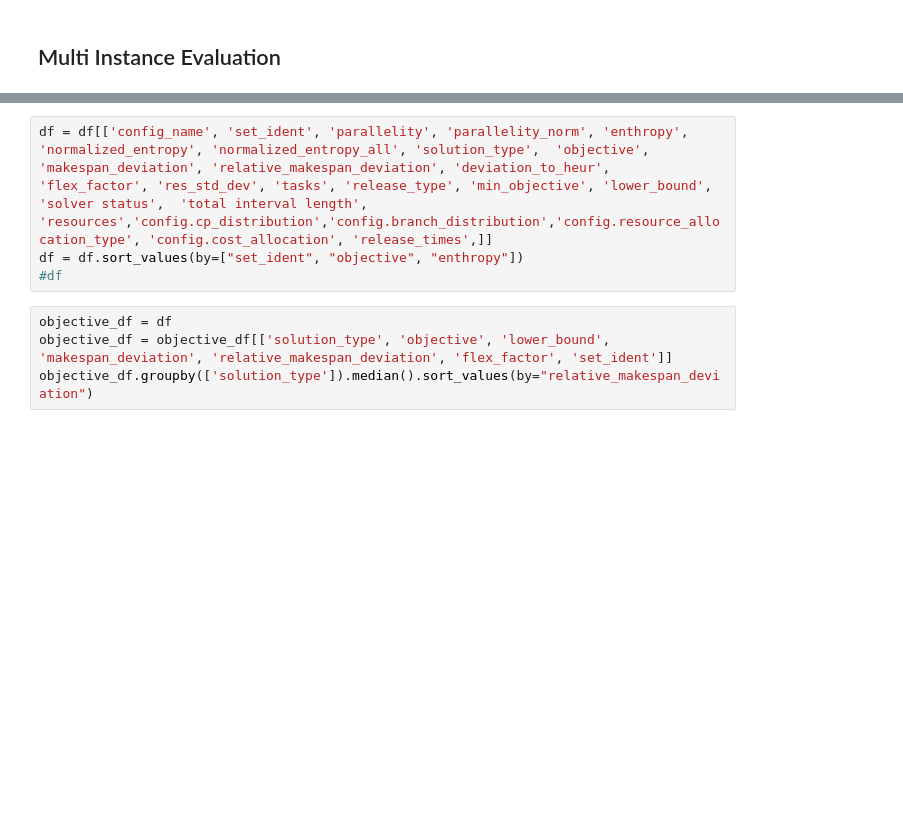
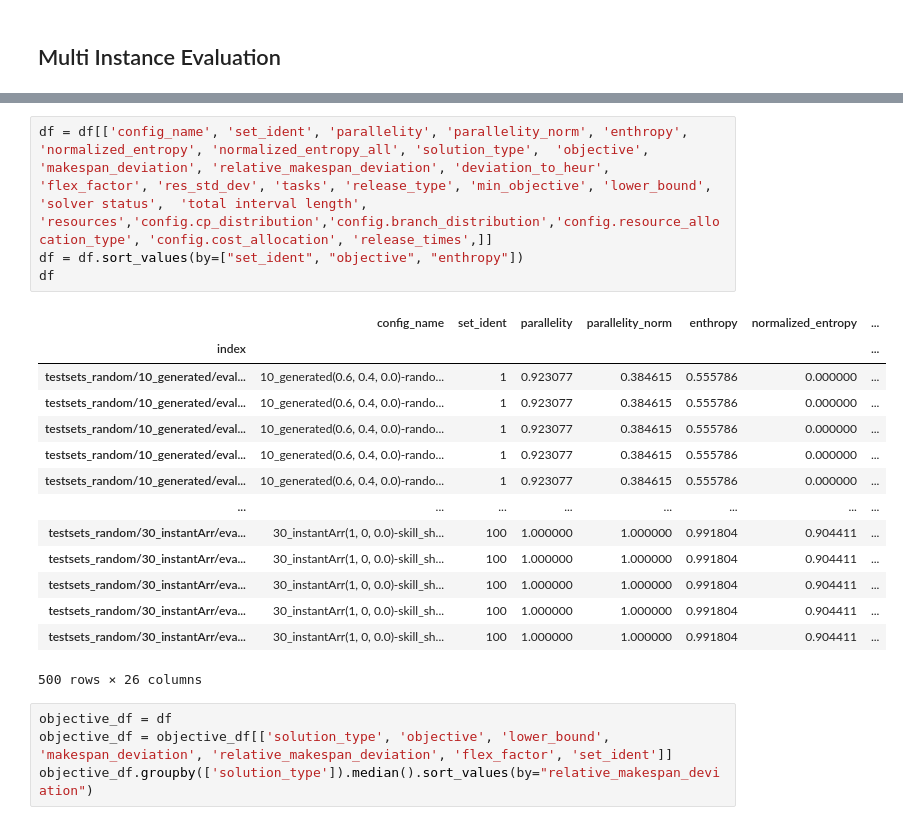
Before and after one commit to Schlixmann/ra_pst_py, a Jupyter notebook: evaluation.ipynb, the cells around one changed output, grey strips where cells are left out. Drawn from its saved outputs; the diff is of its cells as text; blank space fills up the shorter version.

```diff
--- a/evaluation.ipynb
+++ b/evaluation.ipynb
@@ -715,7 +731,22 @@ See the caveats in the documentation: https://pandas.pydata.org/pandas-docs/stab
 # %%
 df = df[['config_name', 'set_ident', 'parallelity', 'parallelity_norm', 'enthropy', 'normalized_entropy', 'normalized_entropy_all', 'solution_type',  'objective', 'makespan_deviation', 'relative_makespan_deviation', 'deviation_to_heur', 'flex_factor', 'res_std_dev', 'tasks', 'release_type', 'min_objective', 'lower_bound', 'solver status',  'total interval length', 'resources','config.cp_distribution','config.branch_distribution','config.resource_allocation_type', 'config.cost_allocation', 'release_times',]]
 df = df.sort_values(by=["set_ident", "objective", "enthropy"])
-#df
+df
+# %% [output]
+|  | config_name | set_ident | parallelity | parallelity_norm | enthropy | normalized_entropy | ... |
+| index |  |  |  |  |  |  | ... |
+| testsets_random/10_generated/eval... | 10_generated(0.6, 0.4, 0.0)-rando... | 1 | 0.923077 | 0.384615 | 0.555786 | 0.000000 | ... |
+| testsets_random/10_generated/eval... | 10_generated(0.6, 0.4, 0.0)-rando... | 1 | 0.923077 | 0.384615 | 0.555786 | 0.000000 | ... |
+| testsets_random/10_generated/eval... | 10_generated(0.6, 0.4, 0.0)-rando... | 1 | 0.923077 | 0.384615 | 0.555786 | 0.000000 | ... |
+| testsets_random/10_generated/eval... | 10_generated(0.6, 0.4, 0.0)-rando... | 1 | 0.923077 | 0.384615 | 0.555786 | 0.000000 | ... |
+| testsets_random/10_generated/eval... | 10_generated(0.6, 0.4, 0.0)-rando... | 1 | 0.923077 | 0.384615 | 0.555786 | 0.000000 | ... |
+| ... | ... | ... | ... | ... | ... | ... | ... |
+| testsets_random/30_instantArr/eva... | 30_instantArr(1, 0, 0.0)-skill_sh... | 100 | 1.000000 | 1.000000 | 0.991804 | 0.904411 | ... |
+| testsets_random/30_instantArr/eva... | 30_instantArr(1, 0, 0.0)-skill_sh... | 100 | 1.000000 | 1.000000 | 0.991804 | 0.904411 | ... |
+| testsets_random/30_instantArr/eva... | 30_instantArr(1, 0, 0.0)-skill_sh... | 100 | 1.000000 | 1.000000 | 0.991804 | 0.904411 | ... |
+| testsets_random/30_instantArr/eva... | 30_instantArr(1, 0, 0.0)-skill_sh... | 100 | 1.000000 | 1.000000 | 0.991804 | 0.904411 | ... |
+| testsets_random/30_instantArr/eva... | 30_instantArr(1, 0, 0.0)-skill_sh... | 100 | 1.000000 | 1.000000 | 0.991804 | 0.904411 | ... |
+500 rows × 26 columns
 # %%
 objective_df = df
 objective_df = objective_df[['solution_type', 'objective', 'lower_bound', 'makespan_deviation', 'relative_makespan_deviation', 'flex_factor', 'set_ident']]
```
Also changed, not shown: parts of 3 cells of this notebook, 2 other files.
